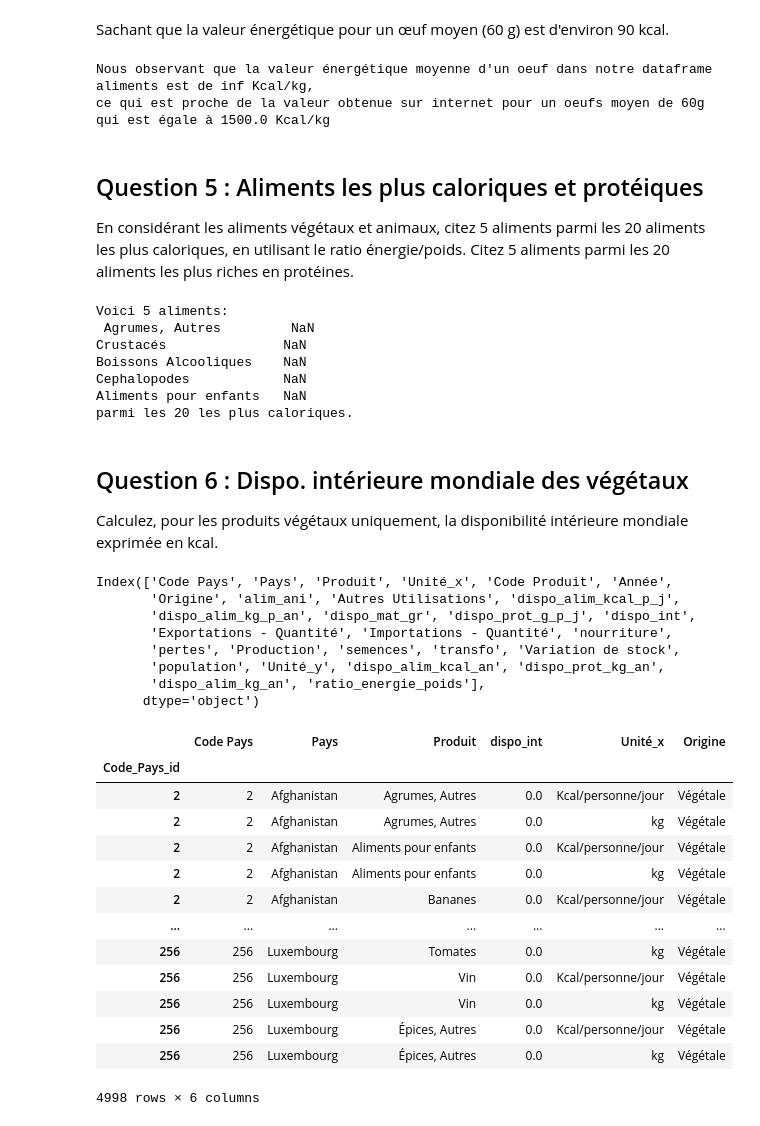
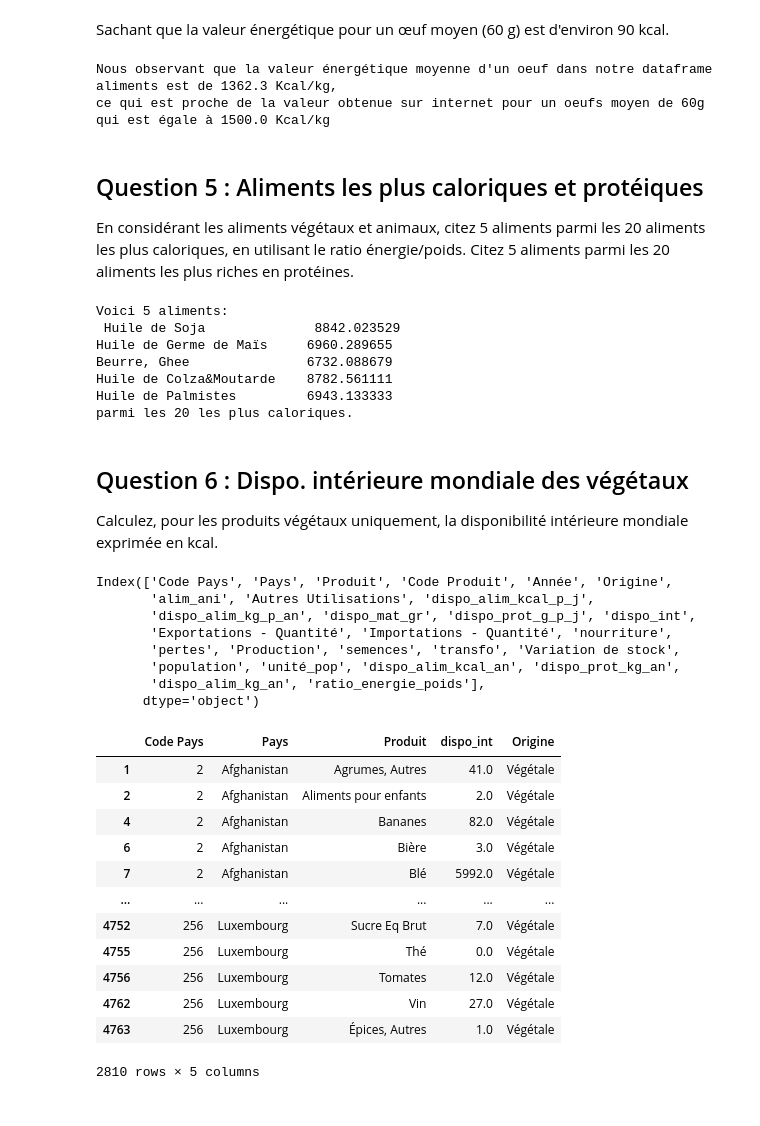
Before and after one commit to Tarik37/FAO_Project_Tarik_FengFeng, a Jupyter notebook: FAO_Data_Analyse_Fengfeng_Tarik.ipynb, the cells around one changed output. Drawn from its saved outputs; the diff is of its cells as text; code cells hidden in the pictures.

```diff
--- a/FAO_Data_Analyse_Fengfeng_Tarik.ipynb
+++ b/FAO_Data_Analyse_Fengfeng_Tarik.ipynb
@@ -206,11 +206,11 @@ aliments = aliments[[
 ]]
 
 # Table pivot sur aliments
-aliments = aliments.pivot_table('Valeur', index=['Code Pays','Pays','Produit','Unité','Code Produit','Année','Origine'], columns='Élément')
+aliments = aliments.pivot_table('Valeur', index=['Code Pays','Pays','Produit','Code Produit','Année','Origine'], columns='Élément') #,'Unité'
 
 # Reset index
 aliments.reset_index(inplace=True)
-
+aliments.head()
 # Joindre population et aliments
 aliments = pd.merge(aliments, population[['Pays', 'Valeur','Unité']], left_on='Pays', right_on='Pays')
 
@@ -319,7 +334,7 @@ ratio_kcal_kg_oeuf_net = 90 / 0.06
 print(f"""Nous observant que la valeur énergétique moyenne d'un oeuf dans notre dataframe aliments est de {ratio_kcal_kg_oeuf} Kcal/kg,
 ce qui est proche de la valeur obtenue sur internet pour un oeufs moyen de 60g qui est égale à {ratio_kcal_kg_oeuf_net} Kcal/kg""")
 # %% [output]
-Nous observant que la valeur énergétique moyenne d'un oeuf dans notre dataframe aliments est de inf Kcal/kg,
+Nous observant que la valeur énergétique moyenne d'un oeuf dans notre dataframe aliments est de 1362.3 Kcal/kg,
 ce qui est proche de la valeur obtenue sur internet pour un oeufs moyen de 60g qui est égale à 1500.0 Kcal/kg
 # %% [markdown]
 <h2>Question 5 : Aliments les plus caloriques et protéiques  </h2>
@@ -332,11 +347,11 @@ five_produits_plus_cal = produits_plus_cal.head(20).sample(n=5)
 print(f"""Voici 5 aliments:\n {five_produits_plus_cal.to_string( header=False)}\nparmi les 20 les plus caloriques.""")
 # %% [output]
 Voici 5 aliments:
- Agrumes, Autres         NaN
-Crustacés               NaN
-Boissons Alcooliques    NaN
-Cephalopodes            NaN
-Aliments pour enfants   NaN
+ Huile de Soja              8842.023529
+Huile de Germe de Maïs     6960.289655
+Beurre, Ghee               6732.088679
+Huile de Colza&Moutarde    8782.561111
+Huile de Palmistes         6943.133333
 parmi les 20 les plus caloriques.
 # %% [markdown]
 <h2>Question 6 : Dispo. intérieure mondiale des végétaux </h2>
@@ -345,34 +360,33 @@ parmi les 20 les plus caloriques.
 aliments['dispo_int']
 aliments.columns
 # %% [output]
-Index(['Code Pays', 'Pays', 'Produit', 'Unité_x', 'Code Produit', 'Année',
-       'Origine', 'alim_ani', 'Autres Utilisations', 'dispo_alim_kcal_p_j',
+Index(['Code Pays', 'Pays', 'Produit', 'Code Produit', 'Année', 'Origine',
+       'alim_ani', 'Autres Utilisations', 'dispo_alim_kcal_p_j',
        'dispo_alim_kg_p_an', 'dispo_mat_gr', 'dispo_prot_g_p_j', 'dispo_int',
        'Exportations - Quantité', 'Importations - Quantité', 'nourriture',
        'pertes', 'Production', 'semences', 'transfo', 'Variation de stock',
-       'population', 'Unité_y', 'dispo_alim_kcal_an', 'dispo_prot_kg_an',
+       'population', 'unité_pop', 'dispo_alim_kcal_an', 'dispo_prot_kg_an',
        'dispo_alim_kg_an', 'ratio_energie_poids'],
       dtype='object')
 # %%
 # filtrage de la table aliments sur la colnne dispo int et origine végétaux
-df_dispo_int_veg = aliments.query("Origine in ('Végétale')")[['Code Pays','Pays','Produit','dispo_int','Unité_x','Origine']]
-df_dispo_int_veg.reset_index(drop=True)
-df_dispo_int_veg.index= df_dispo_int_veg['Code Pays']
-df_dispo_int_veg.index.name= "Code_Pays_id"
+df_dispo_int_veg = aliments.query("Origine in ('Végétale')")[['Code Pays','Pays','Produit','dispo_int','Origine']]#,'Unité_x'
+# df_dispo_int_veg.reset_index(drop=True)
+# df_dispo_int_veg.index= df_dispo_int_veg['Code Pays']
+# df_dispo_int_veg.index.name= "Code_Pays_id"
 
 df_dispo_int_veg
 # %% [output]
-|  | Code Pays | Pays | Produit | dispo_int | Unité_x | Origine |
-| Code_Pays_id |  |  |  |  |  |  |
-| 2 | 2 | Afghanistan | Agrumes, Autres | 0.0 | Kcal/personne/jour | Végétale |
-| 2 | 2 | Afghanistan | Agrumes, Autres | 0.0 | kg | Végétale |
-| 2 | 2 | Afghanistan | Aliments pour enfants | 0.0 | Kcal/personne/jour | Végétale |
-| 2 | 2 | Afghanistan | Aliments pour enfants | 0.0 | kg | Végétale |
-| 2 | 2 | Afghanistan | Bananes | 0.0 | Kcal/personne/jour | Végétale |
-| ... | ... | ... | ... | ... | ... | ... |
-| 256 | 256 | Luxembourg | Tomates | 0.0 | kg | Végétale |
-| 256 | 256 | Luxembourg | Vin | 0.0 | Kcal/personne/jour | Végétale |
-| 256 | 256 | Luxembourg | Vin | 0.0 | kg | Végétale |
-| 256 | 256 | Luxembourg | Épices, Autres | 0.0 | Kcal/personne/jour | Végétale |
-| 256 | 256 | Luxembourg | Épices, Autres | 0.0 | kg | Végétale |
+|  | Code Pays | Pays | Produit | dispo_int | Origine |
+| 1 | 2 | Afghanistan | Agrumes, Autres | 41.0 | Végétale |
+| 2 | 2 | Afghanistan | Aliments pour enfants | 2.0 | Végétale |
+| 4 | 2 | Afghanistan | Bananes | 82.0 | Végétale |
+| 6 | 2 | Afghanistan | Bière | 3.0 | Végétale |
+| 7 | 2 | Afghanistan | Blé | 5992.0 | Végétale |
+| ... | ... | ... | ... | ... | ... |
+| 4752 | 256 | Luxembourg | Sucre Eq Brut | 7.0 | Végétale |
+| 4755 | 256 | Luxembourg | Thé | 0.0 | Végétale |
+| 4756 | 256 | Luxembourg | Tomates | 12.0 | Végétale |
+| 4762 | 256 | Luxembourg | Vin | 27.0 | Végétale |
+| 4763 | 256 | Luxembourg | Épices, Autres | 1.0 | Végétale |
-4998 rows × 6 columns
+2810 rows × 5 columns
```
Also changed, not shown: parts of 7 cells of this notebook.
